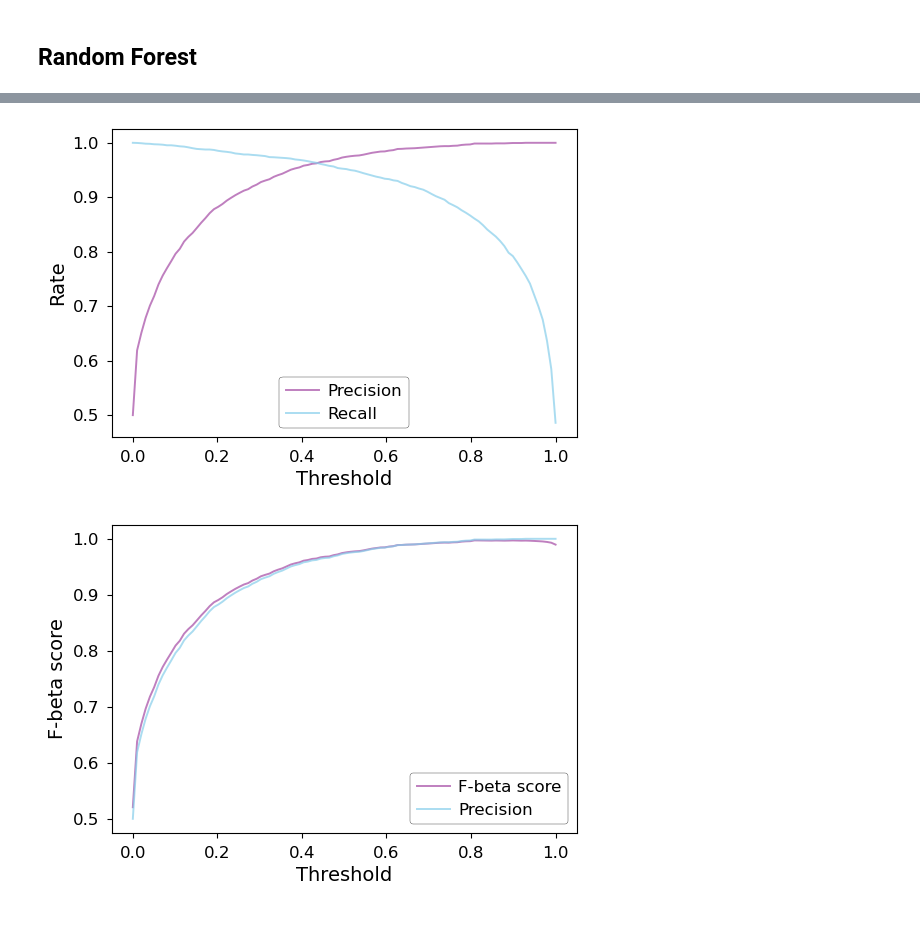
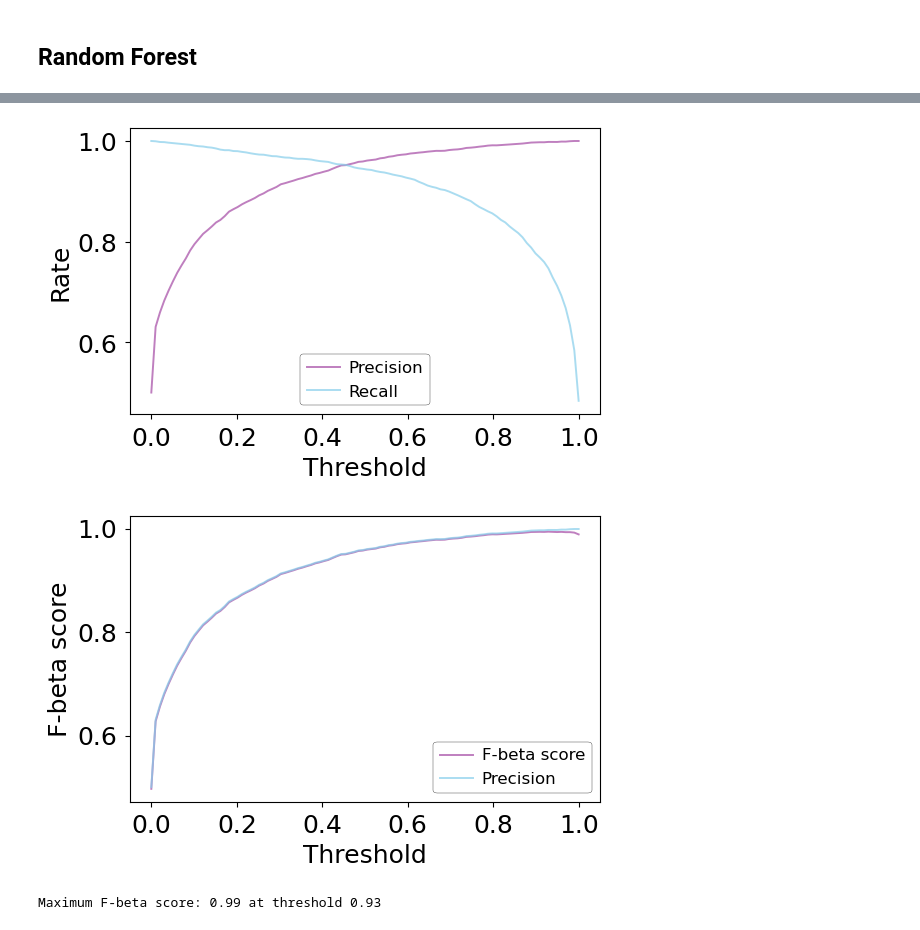
Before and after one commit to Fabiocufino/Advanced-Laboratory---TU-Dortmund, a Jupyter notebook: IceCube/anal_icecube.ipynb, the cells around one changed output, grey strips where cells are left out. Saved outputs shown, nothing was run; the diff lists cells and outputs as text; code cells hidden in the pictures.

```diff
--- a/IceCube/anal_icecube.ipynb
+++ b/IceCube/anal_icecube.ipynb
@@ -8,18 +8,18 @@ import pandas as pd
 plt.style.use('seaborn-v0_8-paper')
 plt.rcParams["patch.force_edgecolor"] = False
 # increse font size numbers on the axes
-plt.rcParams.update({'xtick.labelsize': 12})
-plt.rcParams.update({'ytick.labelsize': 12})
+plt.rcParams.update({'xtick.labelsize': 18})
+plt.rcParams.update({'ytick.labelsize': 18})
 
 #figure size, the label are cutted when i save the figure
 plt.rcParams.update({'figure.figsize': (6, 4)})
-plt.rcParams.update({'font.size': 12})
+plt.rcParams.update({'font.size': 16})
 
 #increase size if the labels
-plt.rcParams.update({'axes.labelsize': 14})
+plt.rcParams.update({'axes.labelsize': 18})
 
 #increase the title size
-plt.rcParams.update({'axes.titlesize': 14})
+plt.rcParams.update({'axes.titlesize': 18})
 
 
 
@@ -336,7 +336,7 @@ from sklearn.datasets import make_classification
 X = data.drop('label', axis=1)
 y = data['label']
 # %%
-n_features = 30
+n_features = 15
 # %%
 # Perform mRMR selection to choose the top k features
 selected_features = mrmr_classif(X=X, y=y, K=n_features)
@@ -512,19 +513,14 @@ X_train, X_test, y_train, y_test = train_test_split(data_selected_scaled.drop(co
 # %% [markdown]
 # Naive Bayes Classifier
 # %%
-# Standardize the features
-scaler = StandardScaler()
-X_train_scaled = scaler.fit_transform(X_train)
-X_test_scaled = scaler.transform(X_test)
-
 # Create a Naive Bayes classifier
 nb = GaussianNB()
 
 # Train the classifier
-nb.fit(X_train_scaled, y_train)
+nb.fit(X_train, y_train)
 
 # Predict the labels
-y_pred = nb.predict(X_test_scaled)
+y_pred = nb.predict(X_test)
 
 # Calculate the accuracy
 accuracy = accuracy_score(y_test, y_pred)
@@ -690,34 +758,36 @@ for threshold in np.linspace(0, 1, 100):
     # Calculate TNR and FNR
     tnr = tn / (tn + fp)
     fnr = fn / (fn + tp)
 
     # Append the values to the lists
     thresholds.append(threshold)
     tpr_values.append(tpr)
     fpr_values.append(fpr)
     tnr_values.append(tnr)
     fnr_values.append(fnr)
 
 #tranform the lists into numpy arrays
 thresholds = np.array(thresholds)
 tpr_values = np.array(tpr_values)
 fpr_values = np.array(fpr_values)
 tnr_values = np.array(tnr_values)
 fnr_values = np.array(fnr_values)
 
 # Plot the values
 plt.figure(figsize=(6, 4))
 #plot the precision
 plt.plot(thresholds, tpr_values/(tpr_values+fpr_values), label='Precision', color='purple', alpha=0.5)
 #plot the recall
 plt.plot(thresholds, tpr_values/(tpr_values+fnr_values), label='Recall', color='skyblue', alpha=0.7)
 
 plt.xlabel('Threshold')
 plt.ylabel('Rate')
 plt.legend()
+plt.tight_layout()
+plt.savefig('Plots/precision_recall.png')
 plt.show()
 # %% [output]
-[figure, old version]
+[figure, new version]
 # %%
 #compute the fBeta score with beta = 0.1
 from sklearn.metrics import fbeta_score
@@ -738,9 +808,18 @@ plt.plot(thresholds, tpr_values/(tpr_values+fpr_values), label='Precision', colo
 plt.legend()
 plt.xlabel('Threshold')
 plt.ylabel('F-beta score')
+plt.tight_layout()
+plt.savefig('Plots/fbeta_score.png')
 plt.show()
 # %% [output]
-[figure, old version]
+[figure, new version]
+# %%
+#find the mximum fbeta score
+max_fbeta = np.max(fbeta_scores)
+max_fbeta_threshold = thresholds[np.argmax(fbeta_scores)]
+print(f'Maximum F-beta score: {max_fbeta:.2f} at threshold {max_fbeta_threshold:.2f}')
+# %% [output]
+Maximum F-beta score: 0.99 at threshold 0.93
 # %%
 #select trashold to be 0.3 and calculate the confusion matrix
 # Calculate the probabilities
```
Also changed, not shown: parts of 11 cells of this notebook, 4 other files.
